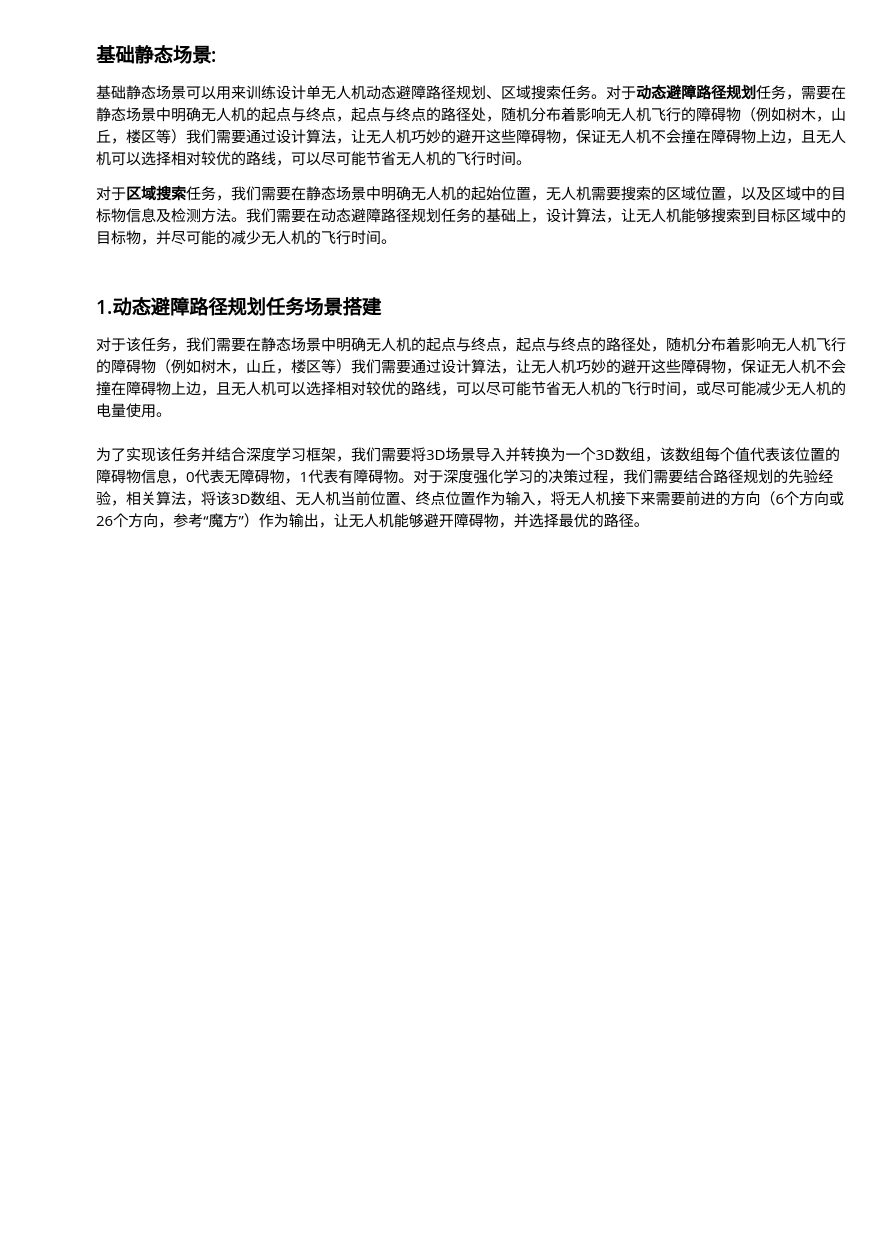
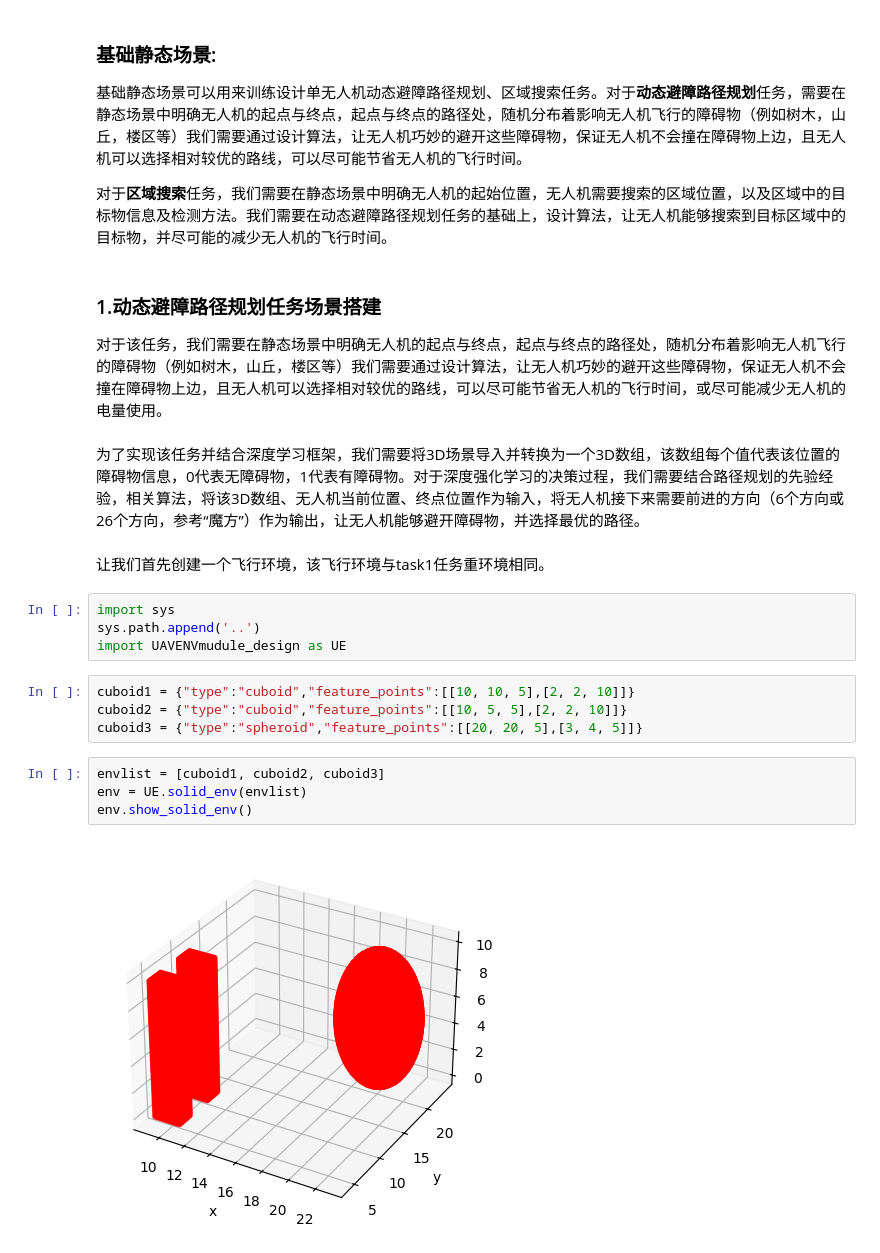
Before and after one commit to sswun/Design-of-Simple-Python-UAV-Env, a Jupyter notebook: tasks_design/task2_SUAV_envDesign.ipynb, the cells around one changed output. Saved outputs shown, nothing was run; the diff lists cells and outputs as text; blank space fills up the shorter version.

```diff
--- a/tasks_design/task2_SUAV_envDesign.ipynb
+++ b/tasks_design/task2_SUAV_envDesign.ipynb
@@ -11,3 +11,19 @@
 对于该任务，我们需要在静态场景中明确无人机的起点与终点，起点与终点的路径处，随机分布着影响无人机飞行的障碍物（例如树木，山丘，楼区等）我们需要通过设计算法，让无人机巧妙的避开这些障碍物，保证无人机不会撞在障碍物上边，且无人机可以选择相对较优的路线，可以尽可能节省无人机的飞行时间，或尽可能减少无人机的电量使用。
 # %% [markdown]
 为了实现该任务并结合深度学习框架，我们需要将3D场景导入并转换为一个3D数组，该数组每个值代表该位置的障碍物信息，0代表无障碍物，1代表有障碍物。对于深度强化学习的决策过程，我们需要结合路径规划的先验经验，相关算法，将该3D数组、无人机当前位置、终点位置作为输入，将无人机接下来需要前进的方向（6个方向或26个方向，参考“魔方”）作为输出，让无人机能够避开障碍物，并选择最优的路径。
+# %% [markdown]
+让我们首先创建一个飞行环境，该飞行环境与task1任务重环境相同。
+# %%
+import sys
+sys.path.append('..')
+import UAVENVmudule_design as UE
+# %%
+cuboid1 = {"type":"cuboid","feature_points":[[10, 10, 5],[2, 2, 10]]}
+cuboid2 = {"type":"cuboid","feature_points":[[10, 5, 5],[2, 2, 10]]}
+cuboid3 = {"type":"spheroid","feature_points":[[20, 20, 5],[3, 4, 5]]}
+# %%
+envlist = [cuboid1, cuboid2, cuboid3]
+env = UE.solid_env(envlist)
+env.show_solid_env()
+# %% [output]
+[figure, added]
```
